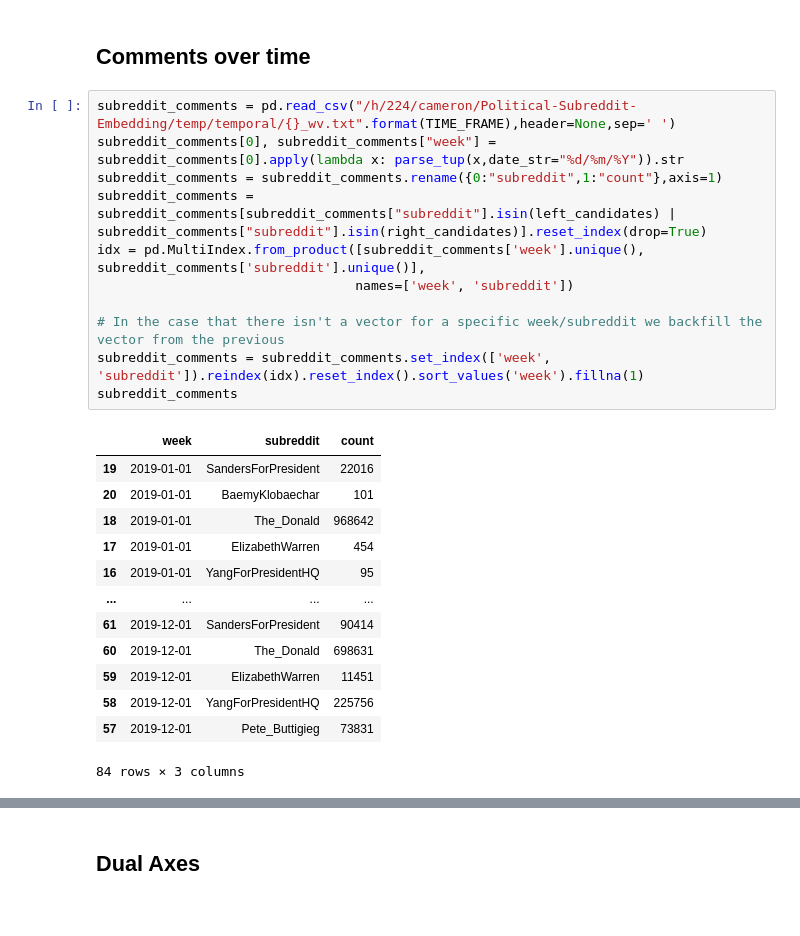
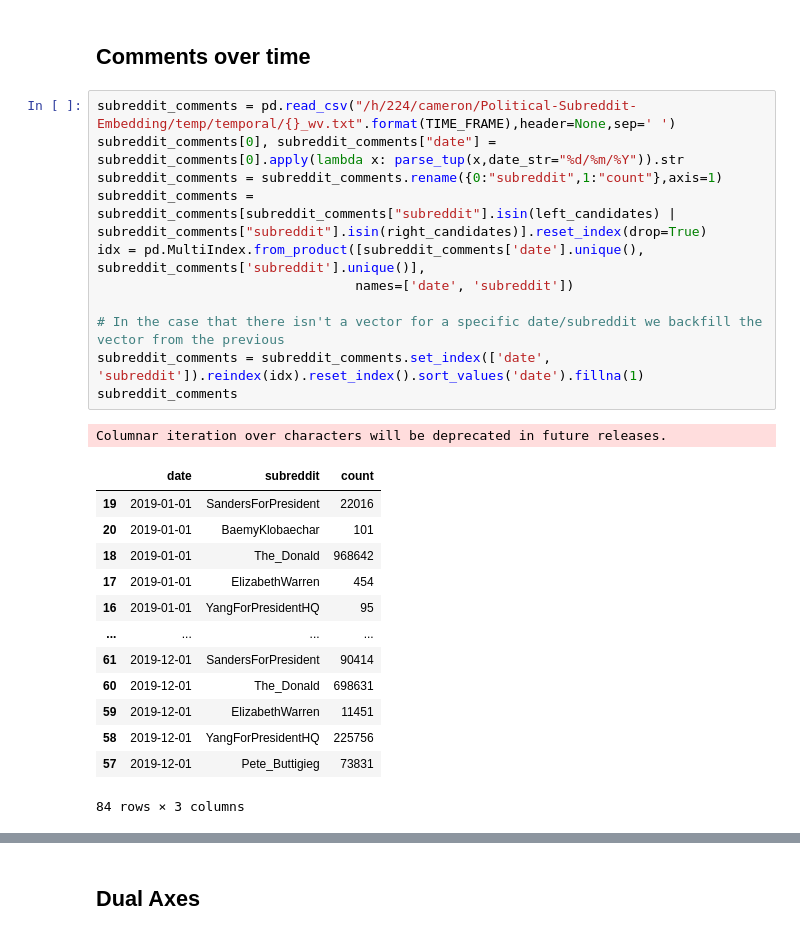
Before and after one commit to CSSLab/political-subreddits, a Jupyter notebook: Exploratory_Analysis.ipynb, the cells around one changed output, grey strips where cells are left out. Cells and saved outputs as stored; diff of their text form.

```diff
--- a/Exploratory_Analysis.ipynb
+++ b/Exploratory_Analysis.ipynb
@@ -87,17 +196,18 @@ fig.show()
 ## Comments over time
 # %%
 subreddit_comments = pd.read_csv("/h/224/cameron/Political-Subreddit-Embedding/temp/temporal/{}_wv.txt".format(TIME_FRAME),header=None,sep=' ')
-subreddit_comments[0], subreddit_comments["week"] = subreddit_comments[0].apply(lambda x: parse_tup(x,date_str="%d/%m/%Y")).str
+subreddit_comments[0], subreddit_comments["date"] = subreddit_comments[0].apply(lambda x: parse_tup(x,date_str="%d/%m/%Y")).str
 subreddit_comments = subreddit_comments.rename({0:"subreddit",1:"count"},axis=1)
 subreddit_comments = subreddit_comments[subreddit_comments["subreddit"].isin(left_candidates) | subreddit_comments["subreddit"].isin(right_candidates)].reset_index(drop=True)
-idx = pd.MultiIndex.from_product([subreddit_comments['week'].unique(), subreddit_comments['subreddit'].unique()],
-                                 names=['week', 'subreddit'])
+idx = pd.MultiIndex.from_product([subreddit_comments['date'].unique(), subreddit_comments['subreddit'].unique()],
+                                 names=['date', 'subreddit'])
 
-# In the case that there isn't a vector for a specific week/subreddit we backfill the vector from the previous
-subreddit_comments = subreddit_comments.set_index(['week', 'subreddit']).reindex(idx).reset_index().sort_values('week').fillna(1)
+# In the case that there isn't a vector for a specific date/subreddit we backfill the vector from the previous
+subreddit_comments = subreddit_comments.set_index(['date', 'subreddit']).reindex(idx).reset_index().sort_values('date').fillna(1)
 subreddit_comments
 # %% [output]
+Columnar iteration over characters will be deprecated in future releases.
-|  | week | subreddit | count |
+|  | date | subreddit | count |
 | 19 | 2019-01-01 | SandersForPresident | 22016 |
 | 20 | 2019-01-01 | BaemyKlobaechar | 101 |
 | 18 | 2019-01-01 | The_Donald | 968642 |
@@ -109,6 +219,6 @@ subreddit_comments
 | 59 | 2019-12-01 | ElizabethWarren | 11451 |
 | 58 | 2019-12-01 | YangForPresidentHQ | 225756 |
 | 57 | 2019-12-01 | Pete_Buttigieg | 73831 |
-84 rows × 3 columns
+84 rows × 3 columns
 # %%
 args = {
```
Also changed, not shown: parts of 16 cells of this notebook, 46 other files.
